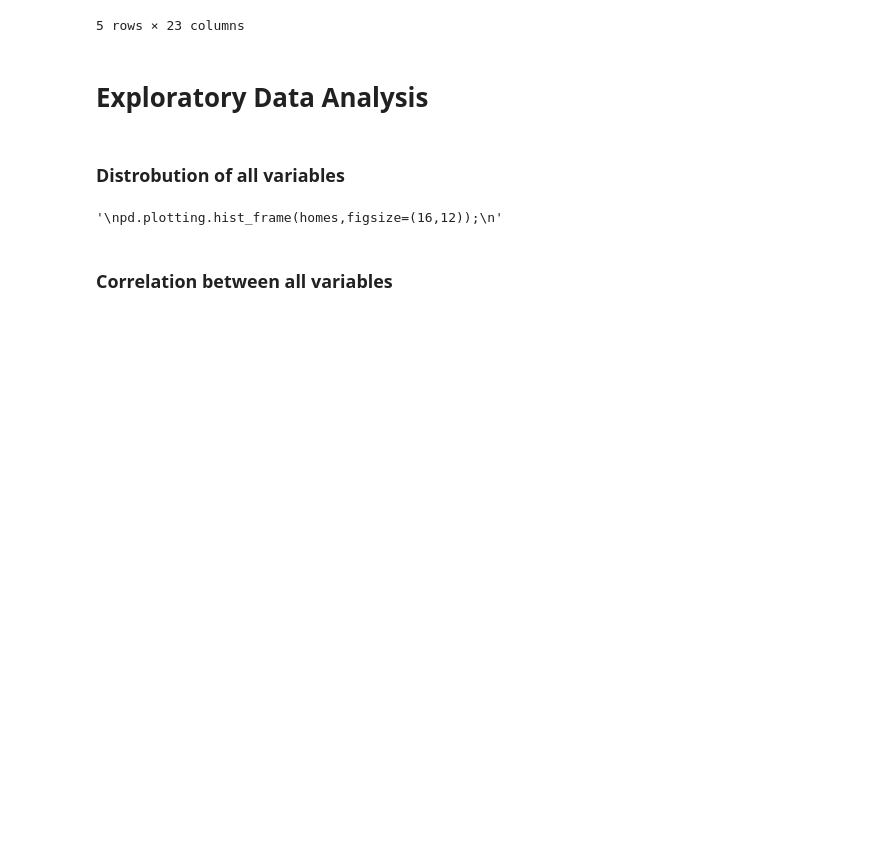
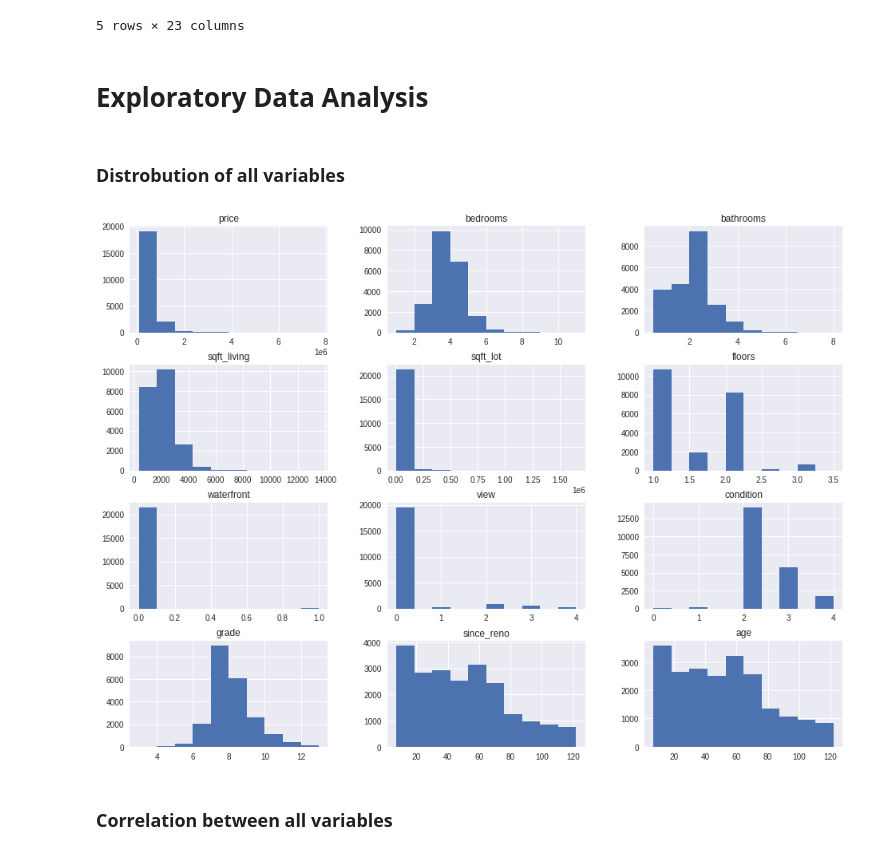
Before and after one commit to jlombino/dsc-phase-2-project-v2-3, a Jupyter notebook: Final_Notebook.ipynb, the cells around one changed output. Cells and saved outputs as stored; diff of their text form; code cells hidden in the pictures; blank space fills up the shorter version.

```diff
--- a/Final_Notebook.ipynb
+++ b/Final_Notebook.ipynb
@@ -205,11 +205,9 @@ cities.head()
 # %% [markdown]
 <h3>Distrobution of all variables</h3>
 # %%
-'''
 pd.plotting.hist_frame(homes,figsize=(16,12));
-'''
 # %% [output]
-'\npd.plotting.hist_frame(homes,figsize=(16,12));\n'
+[figure, added]
 # %% [markdown]
 <h3>Correlation between all variables</h3>
 # %%
```
Also changed, not shown: parts of 28 cells of this notebook, 4 other files.
